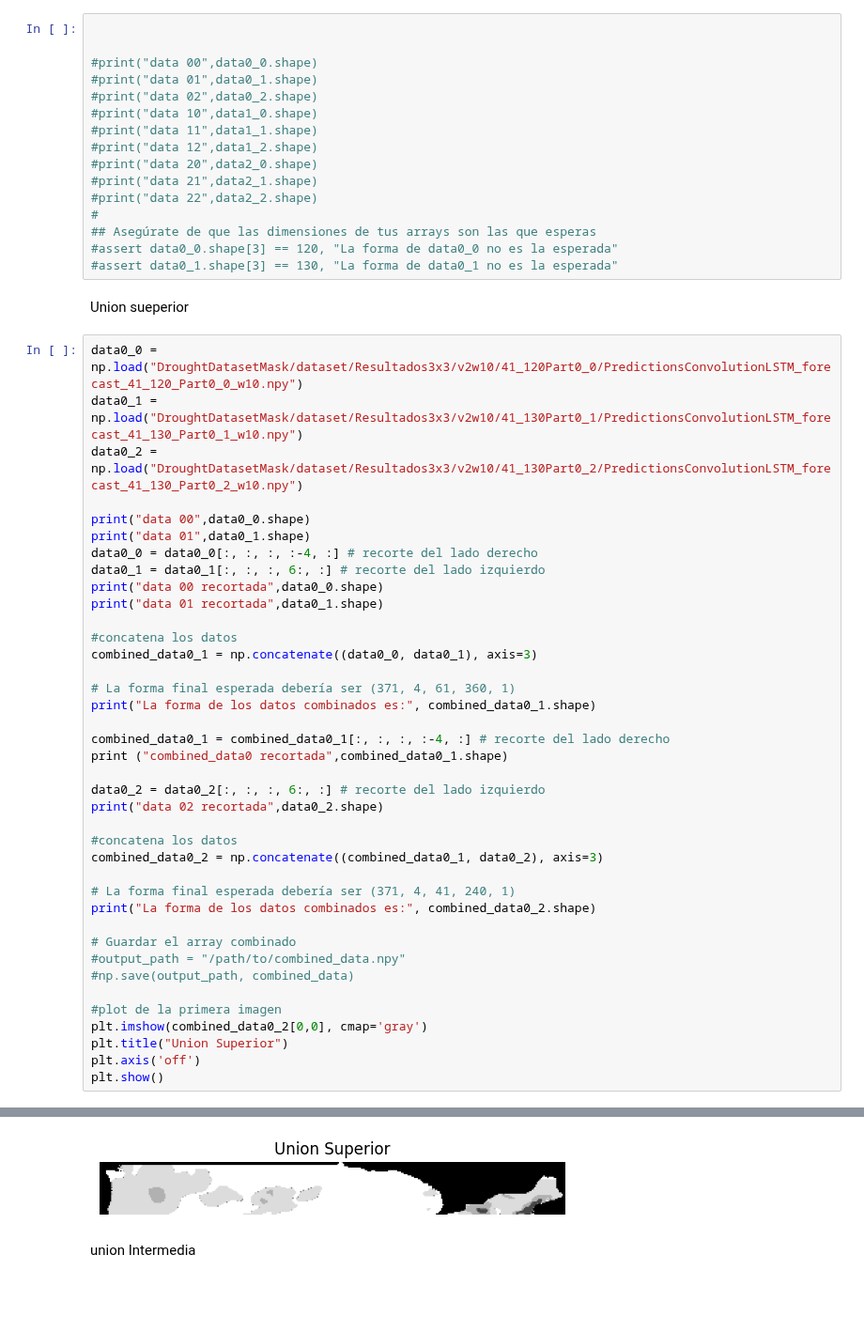
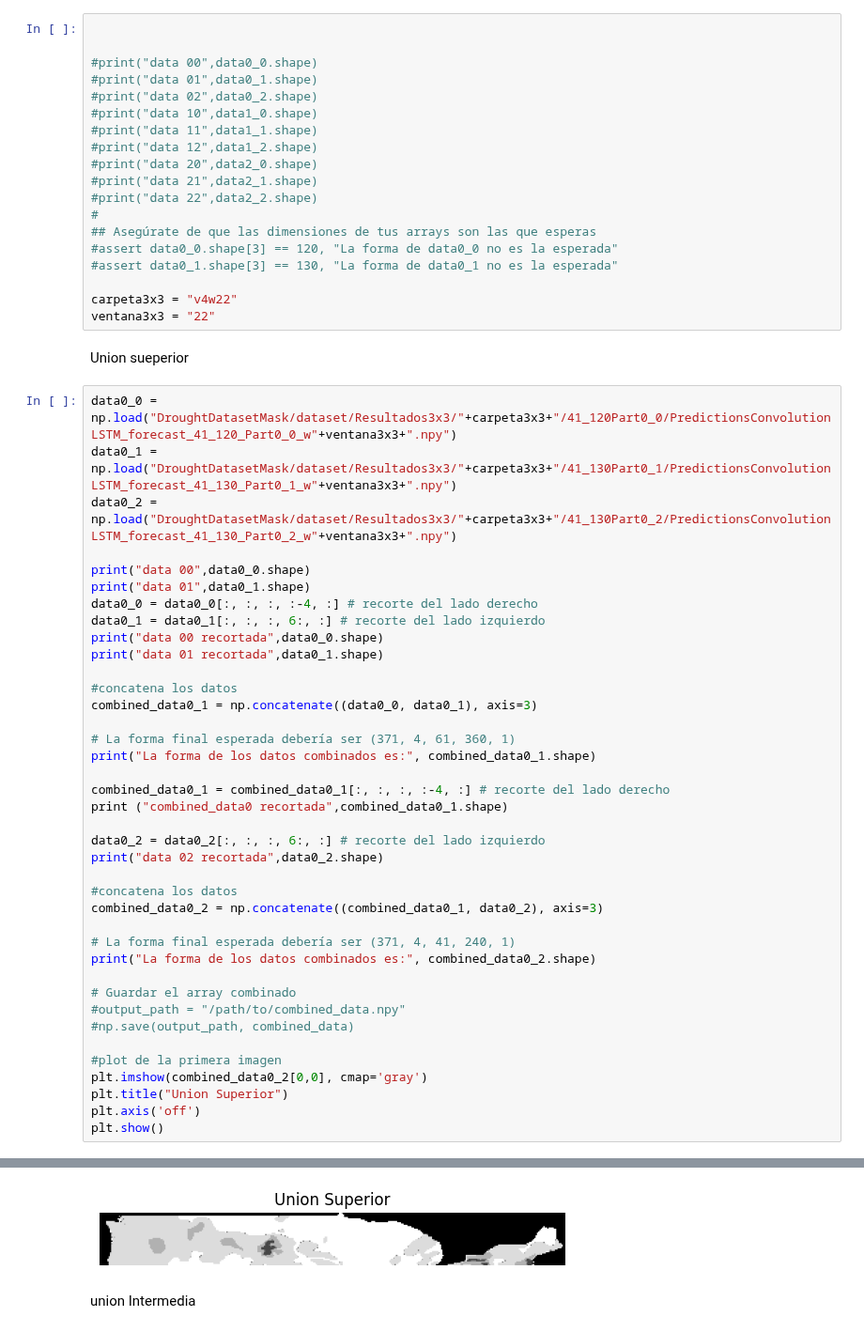
Before and after one commit to SahirReyes30/ImageXpartes, a Jupyter notebook: AlgorimoConvLSTMUnirImagenes.ipynb, the cells around one changed output, grey strips where cells are left out. Shown at 94% size. Cells and saved outputs as stored; diff of their text form; blank space fills up the shorter version.

```diff
--- a/AlgorimoConvLSTMUnirImagenes.ipynb
+++ b/AlgorimoConvLSTMUnirImagenes.ipynb
@@ -298,12 +298,15 @@ y_test (370, 122, 360, 1)
 ## Asegúrate de que las dimensiones de tus arrays son las que esperas
 #assert data0_0.shape[3] == 120, "La forma de data0_0 no es la esperada"
 #assert data0_1.shape[3] == 130, "La forma de data0_1 no es la esperada"
+
+carpeta3x3 = "v4w22"
+ventana3x3 = "22"
 # %% [markdown]
 Union sueperior
 # %%
-data0_0 = np.load("DroughtDatasetMask/dataset/Resultados3x3/v2w10/41_120Part0_0/PredictionsConvolutionLSTM_forecast_41_120_Part0_0_w10.npy")
-data0_1 = np.load("DroughtDatasetMask/dataset/Resultados3x3/v2w10/41_130Part0_1/PredictionsConvolutionLSTM_forecast_41_130_Part0_1_w10.npy")
-data0_2 = np.load("DroughtDatasetMask/dataset/Resultados3x3/v2w10/41_130Part0_2/PredictionsConvolutionLSTM_forecast_41_130_Part0_2_w10.npy")
+data0_0 = np.load("DroughtDatasetMask/dataset/Resultados3x3/"+carpeta3x3+"/41_120Part0_0/PredictionsConvolutionLSTM_forecast_41_120_Part0_0_w"+ventana3x3+".npy")
+data0_1 = np.load("DroughtDatasetMask/dataset/Resultados3x3/"+carpeta3x3+"/41_130Part0_1/PredictionsConvolutionLSTM_forecast_41_130_Part0_1_w"+ventana3x3+".npy")
+data0_2 = np.load("DroughtDatasetMask/dataset/Resultados3x3/"+carpeta3x3+"/41_130Part0_2/PredictionsConvolutionLSTM_forecast_41_130_Part0_2_w"+ventana3x3+".npy")
 
 print("data 00",data0_0.shape)
 print("data 01",data0_1.shape)
@@ -351,4 +354,4 @@ La forma de los datos combinados es: (374, 9, 41, 360, 1)
-[figure, old version]
+[figure, new version]
 # %% [markdown]
 union Intermedia
 # %%
```
Also changed, not shown: parts of 21 cells of this notebook, 1 other file.
